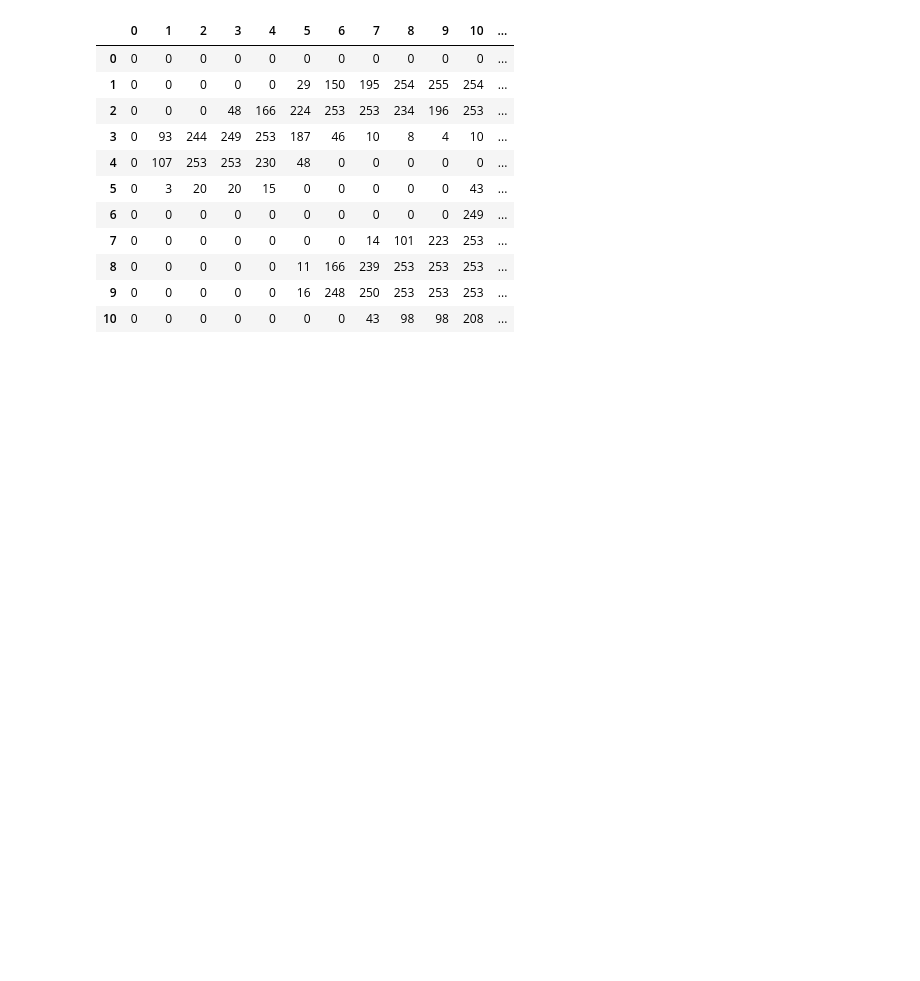
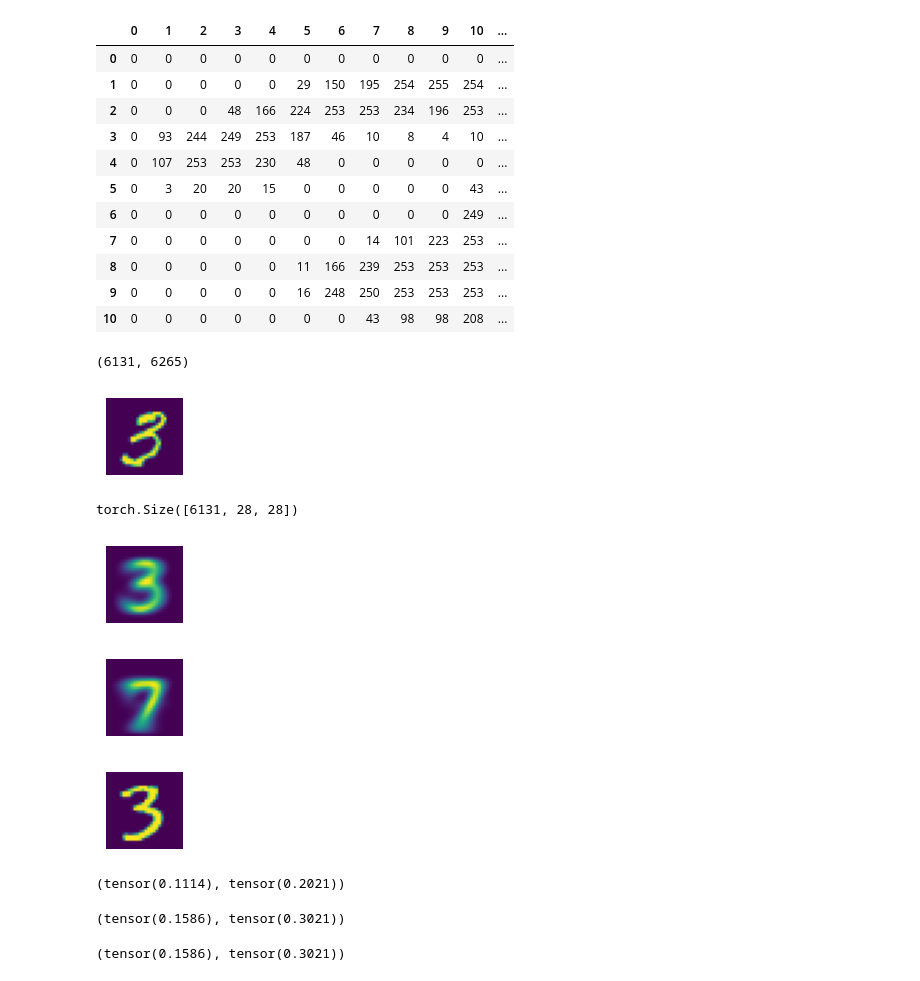
Before and after one commit to gorky93/fastai-lesson4, a Jupyter notebook: fast_ai_lesson_4_experimentation.ipynb, the cells around one changed output. Saved outputs shown, nothing was run; the diff lists cells and outputs as text; code cells hidden in the pictures; blank space fills up the shorter version.

```diff
--- a/fast_ai_lesson_4_experimentation.ipynb
+++ b/fast_ai_lesson_4_experimentation.ipynb
@@ -63,3 +63,34 @@ df.style.set_properties(**{'font-size':'6pt'}).background_gradient('Greys')
 | 8 | 0 | 0 | 0 | 0 | 0 | 11 | 166 | 239 | 253 | 253 | 253 | ... |
 | 9 | 0 | 0 | 0 | 0 | 0 | 16 | 248 | 250 | 253 | 253 | 253 | ... |
 | 10 | 0 | 0 | 0 | 0 | 0 | 0 | 0 | 43 | 98 | 98 | 208 | ... |
+# %%
+seven_tensors = [tensor(Image.open(o)) for o in sevens]
+three_tensors = [tensor(Image.open(o)) for o in threes]
+len(three_tensors),len(seven_tensors)
+# %% [output]
+(6131, 6265)
+# %%
+show_image(three_tensors[11]);
+# %% [output]
+[figure, added]
+# %%
+stacked_sevens = torch.stack(seven_tensors).float()/255
+stacked_threes = torch.stack(three_tensors).float()/255
+stacked_threes.shape
+# %% [output]
+torch.Size([6131, 28, 28])
+# %%
+mean3 = stacked_threes.mean(0)
+show_image(mean3);
+# %% [output]
+[figure, added]
+# %%
+mean7 = stacked_sevens.mean(0)
+show_image(mean7);
+# %% [output]
+[figure, added]
+# %%
+a_3 = stacked_threes[1]
+show_image(a_3);
+# %% [output]
+[figure, added]
@@ -65,0 +101,14 @@ df.style.set_properties(**{'font-size':'6pt'}).background_gradient('Greys')
+# %%
+dist_3_abs,dist_3_sqr
+# %% [output]
+(tensor(0.1114), tensor(0.2021))
+# %%
+dist_7_abs = (a_3 - mean7).abs().mean()
+dist_7_sqr = ((a_3 - mean7)**2).mean().sqrt()
+dist_7_abs,dist_7_sqr
+# %% [output]
+(tensor(0.1586), tensor(0.3021))
+# %%
+F.l1_loss(a_3,mean7), F.mse_loss(a_3,mean7).sqrt()
+# %% [output]
+(tensor(0.1586), tensor(0.3021))
```
Also changed, not shown: parts of 12 cells of this notebook.
